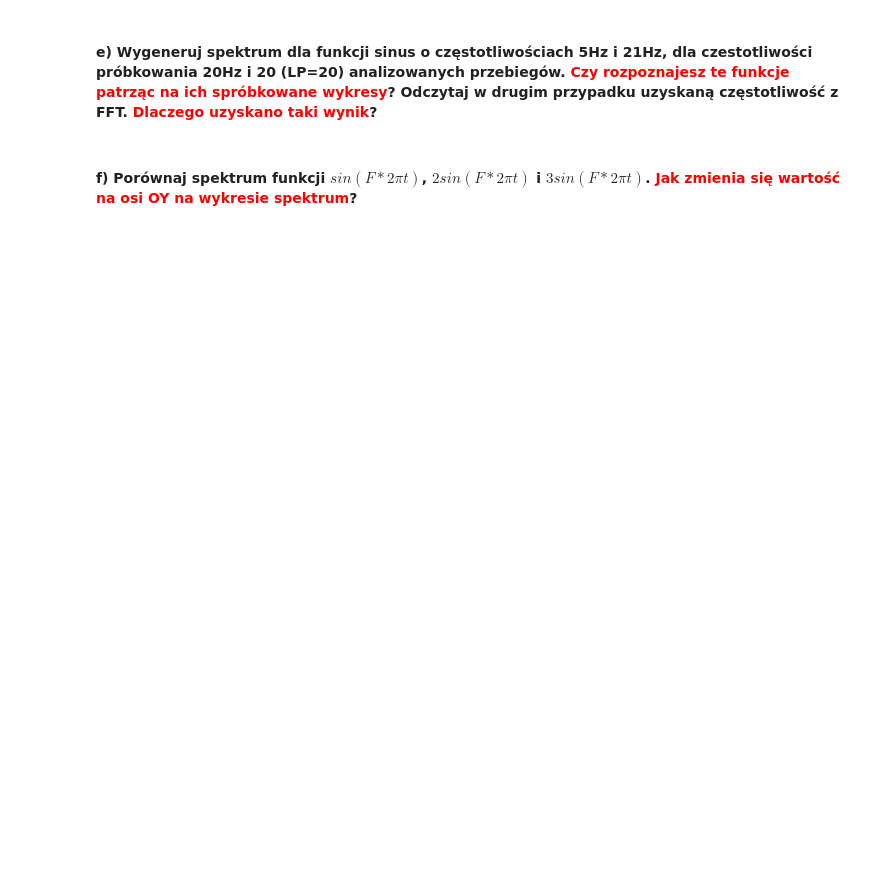
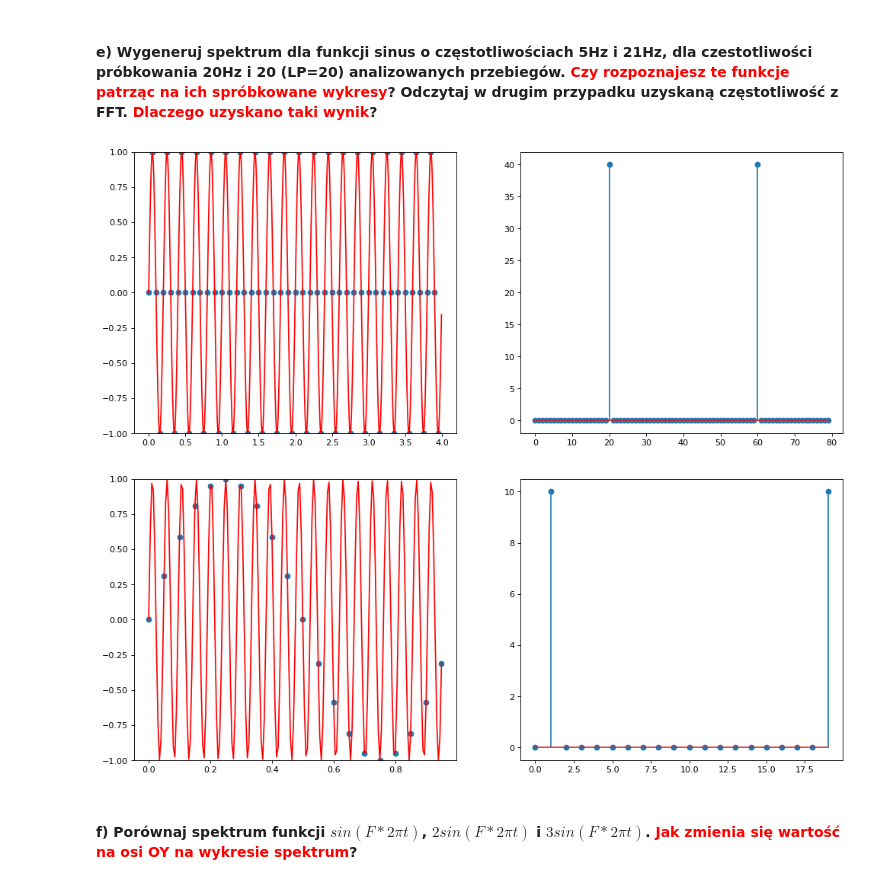
Before and after one commit to AleksandraGorska02/kck, a Jupyter notebook: zadanie_3_zajecia/signals.ipynb, the cells around one changed output. Drawn from its saved outputs; the diff is of its cells as text; code cells hidden in the pictures; blank space fills up the shorter version.

```diff
--- a/zadanie_3_zajecia/signals.ipynb
+++ b/zadanie_3_zajecia/signals.ipynb
@@ -117,4 +117,10 @@ AttributeError: 'NoneType' object has no attribute 'transtormacja'
 # %% [markdown]
 #### e) Wygeneruj spektrum dla funkcji sinus o częstotliwościach 5Hz i 21Hz, dla czestotliwości próbkowania 20Hz i 20 (LP=20) analizowanych przebiegów. <font color='red'>Czy rozpoznajesz te funkcje patrząc na ich spróbkowane wykresy</font>? Odczytaj w drugim przypadku uzyskaną częstotliwość z FFT. <font color='red'>Dlaczego uzyskano taki wynik</font>?
+# %%
+transtormacja(F=5,LP=20,w=20)
+transtormacja(F=21,LP=20,w=20)
+# %% [output]
+[figure, added]
+[figure, added]
 # %% [markdown]
 #### f) Porównaj spektrum funkcji $sin(F*2\pi t)$, $2sin(F*2\pi t)$ i $3sin(F*2\pi t)$. <font color='red'>Jak zmienia się wartość na osi OY na wykresie spektrum</font>?
```
Also changed, not shown: parts of 5 cells of this notebook.
